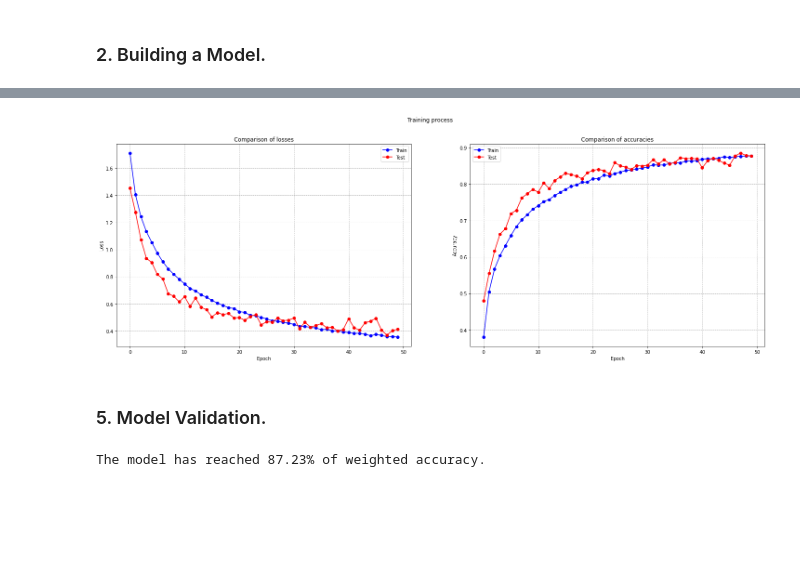
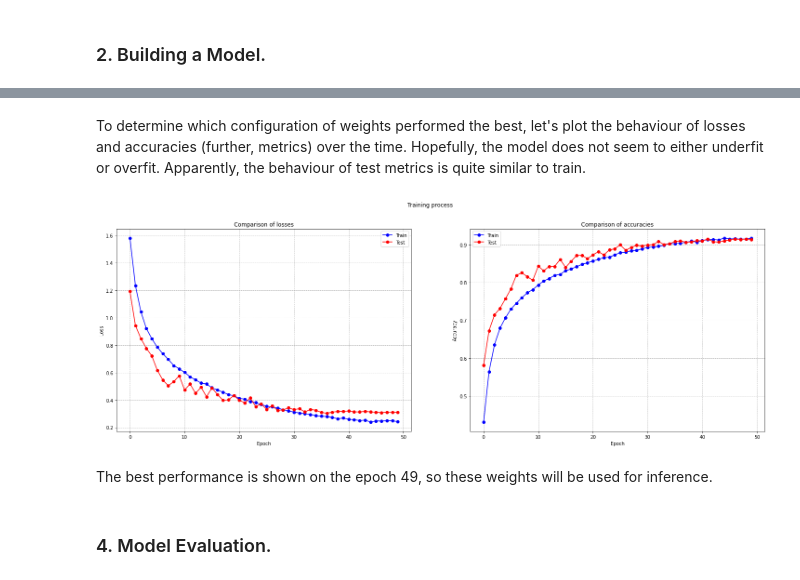
Before and after one commit to DanisAlukaev/Security-and-Interpretability-ML, a Jupyter notebook: Assignment 1/Solution.ipynb, the cells around one changed output, grey strips where cells are left out. Saved outputs shown, nothing was run; the diff lists cells and outputs as text; code cells hidden in the pictures; blank space fills up the shorter version.

```diff
--- a/Assignment 1/Solution.ipynb
+++ b/Assignment 1/Solution.ipynb
@@ -108,0 +83,9 @@ Let's examine five random samples from training population.
+# %%
+split_ration = 0.5
+
+controlset = AlbumentationsCIFAR10(root='data', train=False, download=True, transform=test_augmentations)
+test_size = int(split_ration * len(controlset))
+validation_size = len(controlset) - test_size
+testset, validationset = torch.utils.data.random_split(controlset, [test_size, validation_size], generator=torch.Generator().manual_seed(42))
+testloader = DataLoader(testset, batch_size=configs['batch_size'], shuffle=False, num_workers=configs['num_workers'])
+validationloader = DataLoader(validationset, batch_size=configs['batch_size'], shuffle=False, num_workers=configs['num_workers'])
@@ -241,8 +265,8 @@ def test(model, criterion, loader):
 # %%
-model = ResNet(ResidualBlock, [2, 2, 2, 2]).to(configs['device'])
+model = ResNet(3, 64, [3, 4, 6, 3]).to(configs['device'])
 criterion = nn.CrossEntropyLoss()
-optimizer = optim.SGD(model.parameters(), lr=0.001, momentum=0.9, weight_decay=5e-4)
-scheduler = torch.optim.lr_scheduler.CosineAnnealingLR(optimizer, T_max=200)
+optimizer = optim.AdamW(model.parameters(), lr=0.0001, weight_decay=5e-4)
+scheduler = torch.optim.lr_scheduler.CosineAnnealingLR(optimizer, T_max=configs['epochs'])
 # %%
 losses = {'train': [], 'test': []}
 accuracies = {'train': [], 'test': []}
@@ -285,25 +309,37 @@ Epoch: 50 | Train loss: 0.35602 | Test loss: 0.41386 | Train accuracy: 0.87760 |
-# %%
-fig, (ax1, ax2) = plt.subplots(1, 2)
-fig.set_size_inches(25, 8)
-fig.suptitle(f"Training process")
-ax1.set_title(f"Comparison of losses")
-ax1.grid(linestyle='--')
-ax1.set_xlabel('Epoch')
-ax1.set_ylabel('Loss')
-ax1.plot(np.arange(len(losses['train'])), np.array(losses['train']), '-o', label='Train', c='b')
-ax1.plot(np.arange(len(losses['test'])), np.array(losses['test']), '-o', label='Test', c='r')
-ax1.legend()
-
-ax2.set_title(f"Comparison of accuracies")
-ax2.grid(linestyle='--')
-ax2.set_xlabel('Epoch')
-ax2.set_ylabel('Accuracy')
-ax2.plot(np.arange(len(accuracies['train'])), np.array(accuracies['train']), '-o', label='Train', c='b')
-ax2.plot(np.arange(len(accuracies['test'])), np.array(accuracies['test']), '-o', label='Test', c='r')
-ax2.legend()
-
-plt.show()
-# %% [output]
-[figure, removed]
+# %% [markdown]
+To determine which configuration of weights performed the best, let's plot the behaviour of losses and accuracies (further, metrics) over the time. Hopefully, the model does not seem to either underfit or overfit. Apparently, the behaviour of test metrics is quite similar to train.
+# %%
+def visualize(losses, accuracies):
+    """
+    Method used to visualize the behaviour of losses and accuracies over the time.
+    :param losses: dict with keys 'train', 'test' and values - losses.
+    :param accuracies: dict with keys 'train', 'test' and values - balanced accuracies.
+    """
+    fig, (ax1, ax2) = plt.subplots(1, 2)
+    fig.set_size_inches(25, 8)
+    fig.suptitle(f"Training process")
+    ax1.set_title(f"Comparison of losses")
+    ax1.grid(linestyle='--')
+    ax1.set_xlabel('Epoch')
+    ax1.set_ylabel('Loss')
+    ax1.plot(np.arange(len(losses['train'])), np.array(losses['train']), '-o', label='Train', c='b')
+    ax1.plot(np.arange(len(losses['test'])), np.array(losses['test']), '-o', label='Test', c='r')
+    ax1.legend()
+
+    ax2.set_title(f"Comparison of accuracies")
+    ax2.grid(linestyle='--')
+    ax2.set_xlabel('Epoch')
+    ax2.set_ylabel('Accuracy')
+    ax2.plot(np.arange(len(accuracies['train'])), np.array(accuracies['train']), '-o', label='Train', c='b')
+    ax2.plot(np.arange(len(accuracies['test'])), np.array(accuracies['test']), '-o', label='Test', c='r')
+    ax2.legend()
+
+    plt.show()
+# %%
+visualize(losses, accuracies)
+# %% [output]
+[figure, added]
+# %% [markdown]
+The best performance is shown on the epoch 49, so these weights will be used for inference.
 # %% [markdown]
-### 5. Model Validation.
+### 4. Model Evaluation.
@@ -317,4 +345,0 @@ loss, accuracy = test(inferenced, criterion, validationloader)
-# %%
-print(f"The model has reached {accuracy * 100:.2f}% of weighted accuracy.")
-# %% [output]
-The model has reached 87.23% of weighted accuracy.
```
Also changed, not shown: parts of 39 cells of this notebook.
